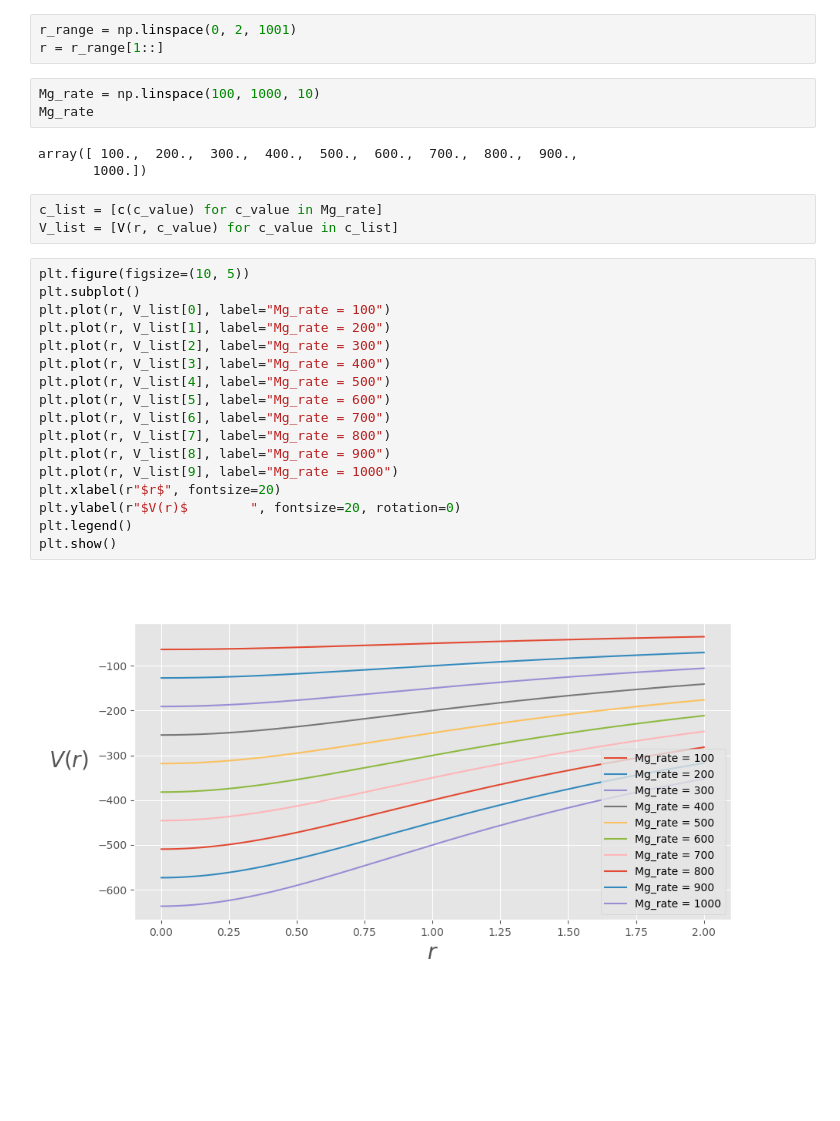
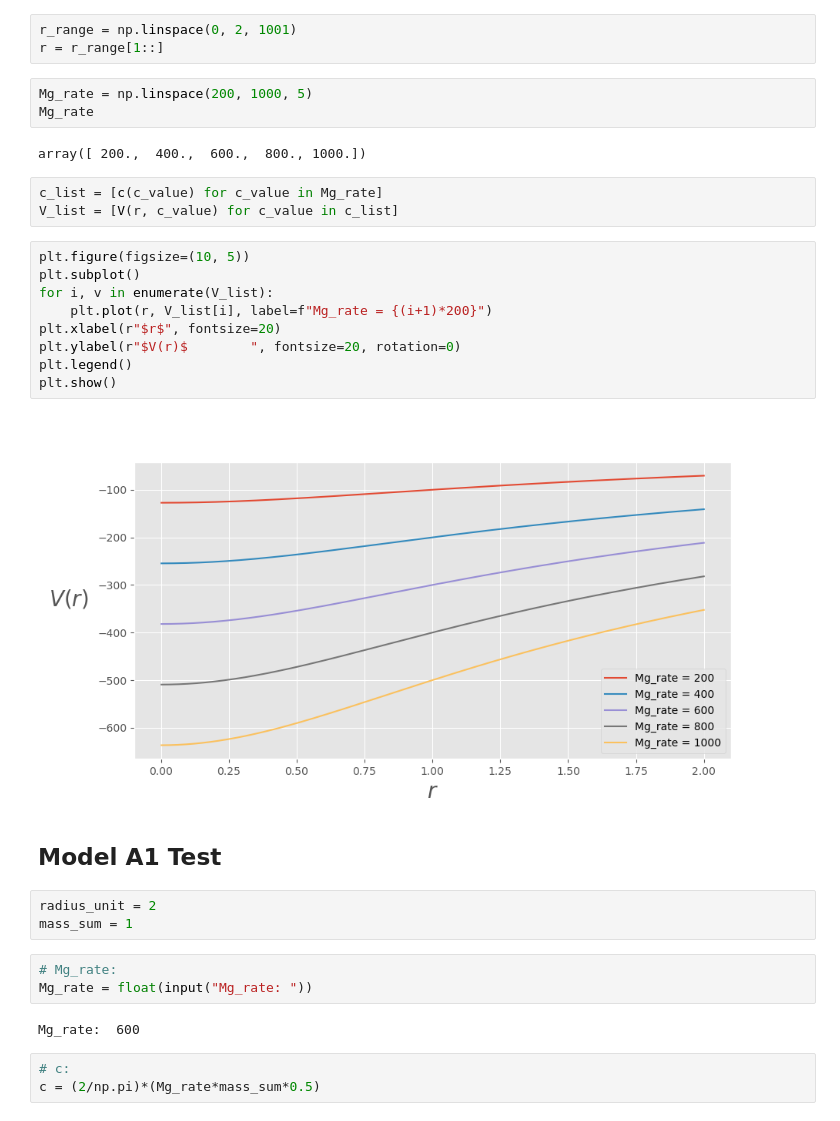
Before and after one commit to Mephisto-000/SMBBH, a Jupyter notebook: demo/potential.ipynb, the cells around one changed output. Saved outputs shown, nothing was run; the diff lists cells and outputs as text; blank space fills up the shorter version.

```diff
--- a/demo/potential.ipynb
+++ b/demo/potential.ipynb
@@ -26,30 +35,34 @@ def V(r, c):
 r_range = np.linspace(0, 2, 1001)
 r = r_range[1::]
 # %%
-Mg_rate = np.linspace(100, 1000, 10)
+Mg_rate = np.linspace(200, 1000, 5)
 Mg_rate
 # %% [output]
-array([ 100.,  200.,  300.,  400.,  500.,  600.,  700.,  800.,  900.,
-       1000.])
+array([ 200.,  400.,  600.,  800., 1000.])
 # %%
 c_list = [c(c_value) for c_value in Mg_rate]
 V_list = [V(r, c_value) for c_value in c_list]
-# %%
-plt.figure(figsize=(10, 5))
-plt.subplot()
-plt.plot(r, V_list[0], label="Mg_rate = 100")
-plt.plot(r, V_list[1], label="Mg_rate = 200")
-plt.plot(r, V_list[2], label="Mg_rate = 300")
-plt.plot(r, V_list[3], label="Mg_rate = 400")
-plt.plot(r, V_list[4], label="Mg_rate = 500")
-plt.plot(r, V_list[5], label="Mg_rate = 600")
-plt.plot(r, V_list[6], label="Mg_rate = 700")
-plt.plot(r, V_list[7], label="Mg_rate = 800")
-plt.plot(r, V_list[8], label="Mg_rate = 900")
-plt.plot(r, V_list[9], label="Mg_rate = 1000")
-plt.xlabel(r"$r$", fontsize=20)
-plt.ylabel(r"$V(r)$        ", fontsize=20, rotation=0)
-plt.legend()
-plt.show()
-# %% [output]
-[figure, removed]
+# %%
+plt.figure(figsize=(10, 5))
+plt.subplot()
+for i, v in enumerate(V_list):
+    plt.plot(r, V_list[i], label=f"Mg_rate = {(i+1)*200}")
+plt.xlabel(r"$r$", fontsize=20)
+plt.ylabel(r"$V(r)$        ", fontsize=20, rotation=0)
+plt.legend()
+plt.show()
+# %% [output]
+[figure, added]
+# %% [markdown]
+## Model A1 Test
+# %%
+radius_unit = 2
+mass_sum = 1
+# %%
+# Mg_rate:
+Mg_rate = float(input("Mg_rate: "))
+# %% [output]
+Mg_rate:  600
+# %%
+# c:
+c = (2/np.pi)*(Mg_rate*mass_sum*0.5)
```
Also changed, not shown: parts of 8 cells of this notebook, 3 other files.
